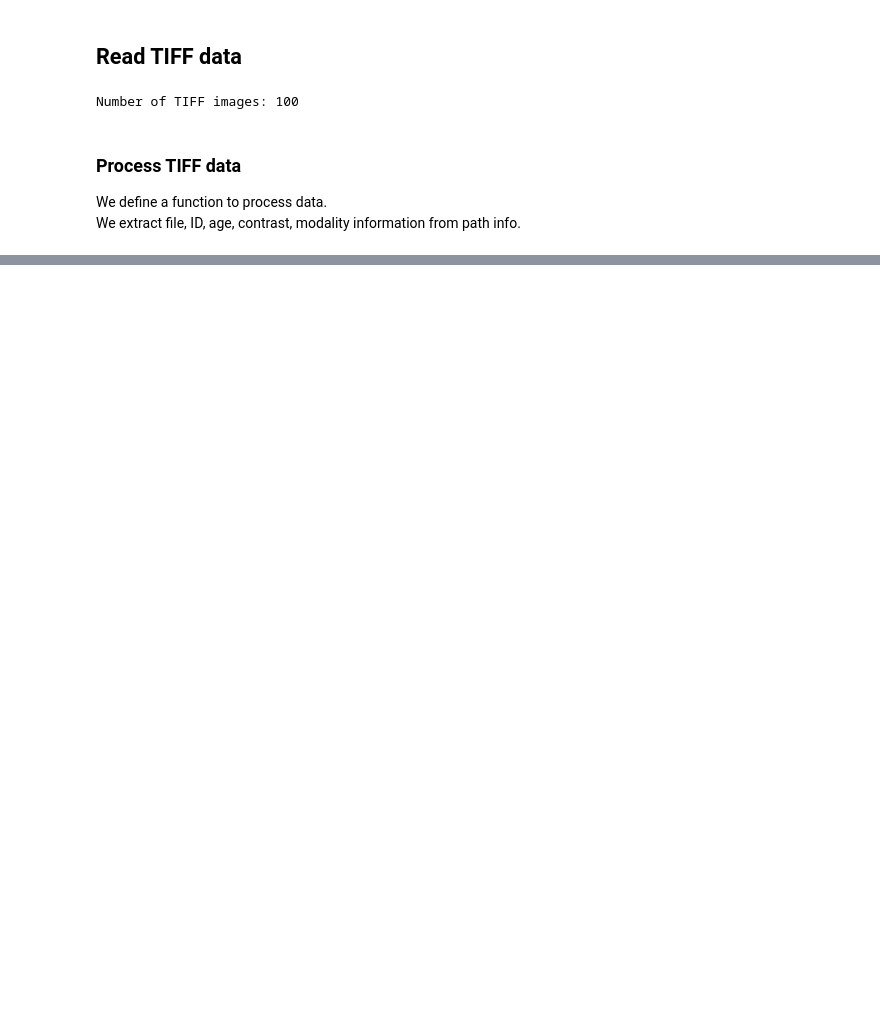
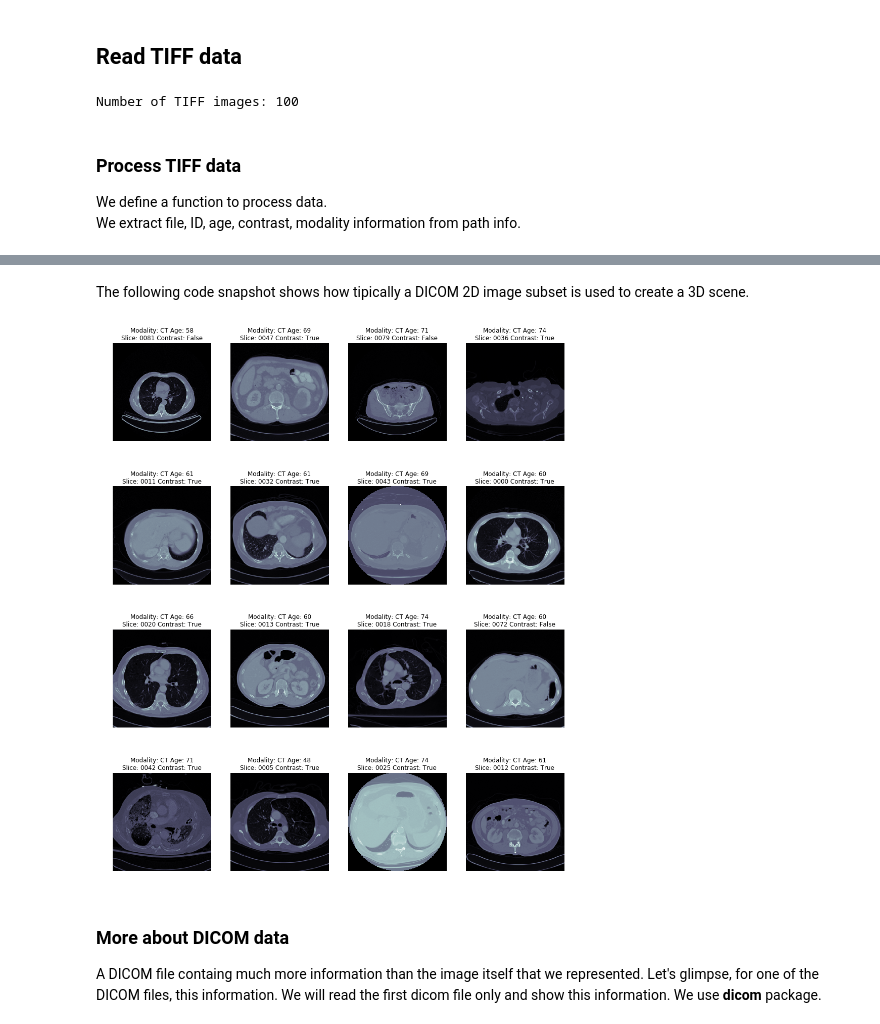
Before and after one commit to aaa34bbb56ccc/py-ct-dicom-data, a Jupyter notebook: visualize-ct-dicom-data.ipynb, the cells around one changed output, grey strips where cells are left out. Drawn from its saved outputs; the diff is of its cells as text; code cells hidden in the pictures; blank space fills up the shorter version.

```diff
--- a/visualize-ct-dicom-data.ipynb
+++ b/visualize-ct-dicom-data.ipynb
@@ -75,0 +151,2 @@ tiff_data.head()
+# %% [markdown]
+The following code snapshot shows how tipically a DICOM 2D image subset is used to create a 3D scene.
@@ -75,0 +163,8 @@ tiff_data.head()
+# %%
+show_images(dicom_data,16,'DICOM')
+# %% [output]
+[figure, added]
+# %% [markdown]
+<h3> More about DICOM data </h3>
+A DICOM file containg much more information than the image itself that we represented. Let's glimpse, for one of the DICOM files, this information. We will read the first dicom file only and show this information.
+We use <b>dicom</b> package.
```
Also changed, not shown: parts of 25 cells of this notebook.
